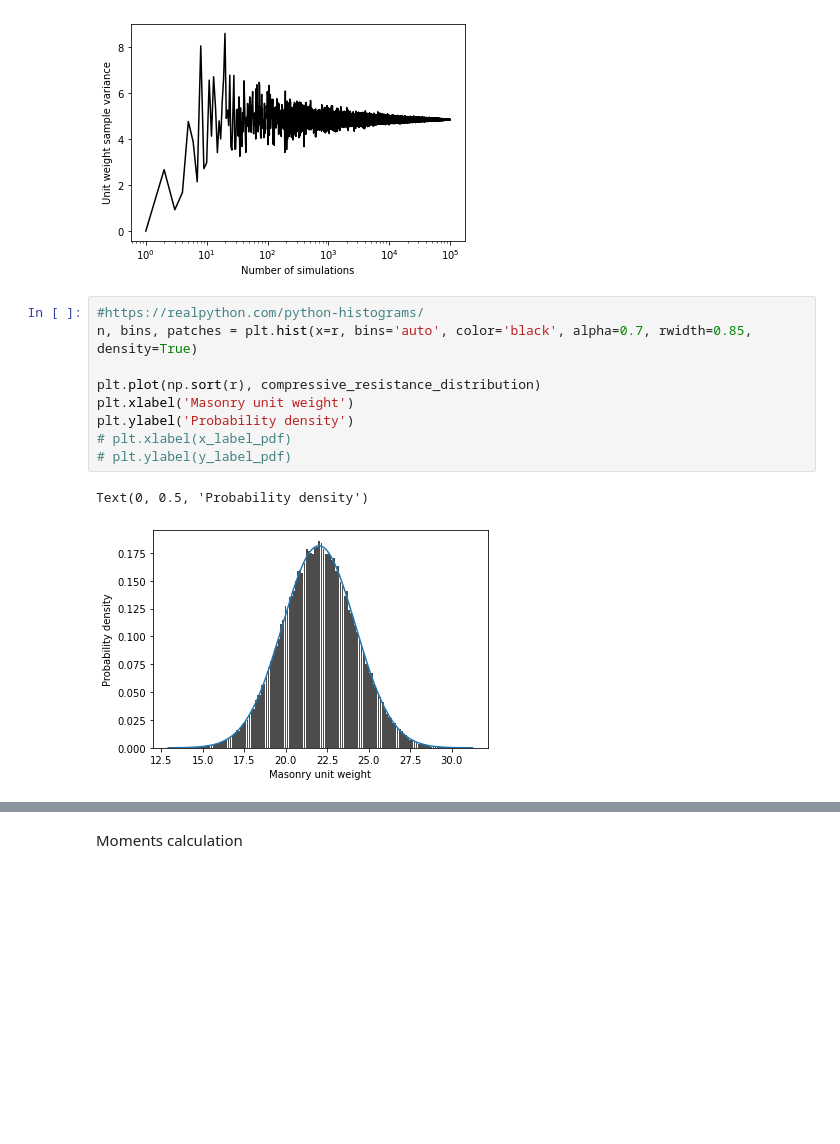
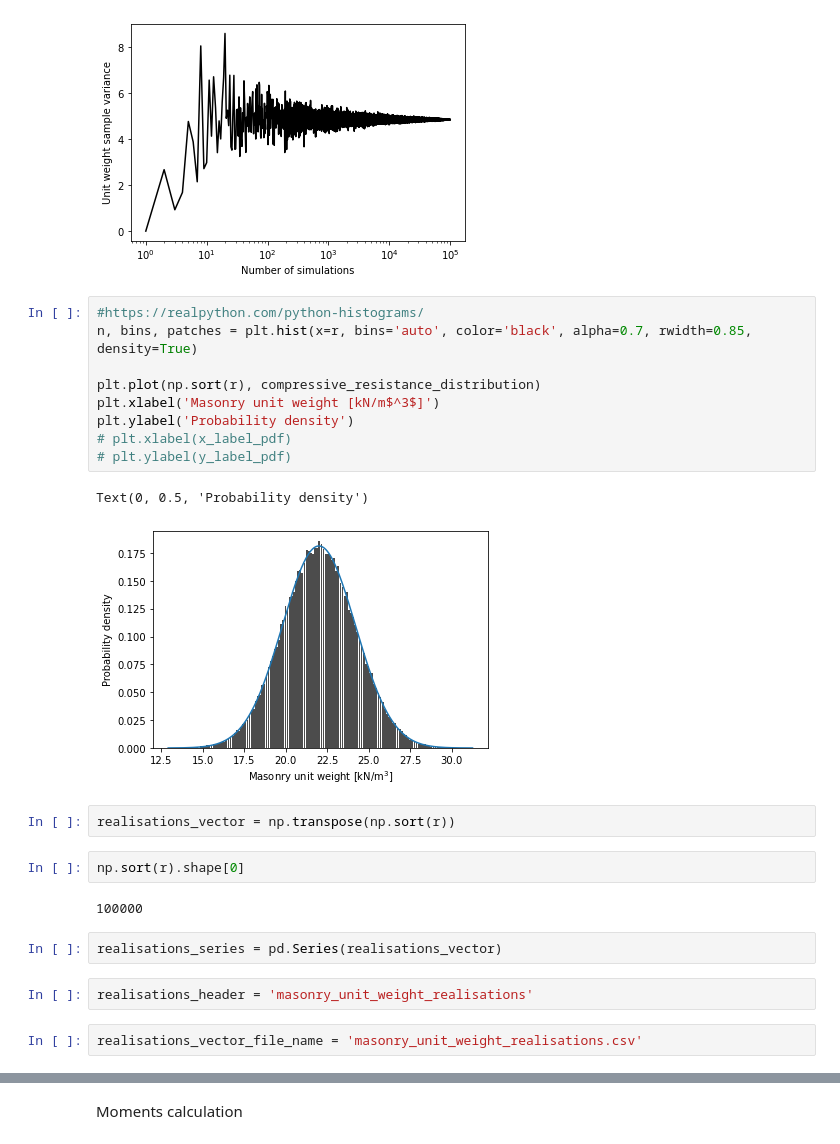
Before and after one commit to pep4climate/AFTER-THE-IALCEE-PAPER, a Jupyter notebook: six_unit_weight_sampling.ipynb, the cells around one changed output, grey strips where cells are left out. Cells and saved outputs as stored; diff of their text form; blank space fills up the shorter version.

```diff
--- a/six_unit_weight_sampling.ipynb
+++ b/six_unit_weight_sampling.ipynb
@@ -115,12 +116,24 @@ plt.xscale('log')
 # %%
 #https://realpython.com/python-histograms/
 n, bins, patches = plt.hist(x=r, bins='auto', color='black', alpha=0.7, rwidth=0.85, density=True)
 
 plt.plot(np.sort(r), compressive_resistance_distribution)
-plt.xlabel('Masonry unit weight')
+plt.xlabel('Masonry unit weight [kN/m$^3$]')
 plt.ylabel('Probability density')
 # plt.xlabel(x_label_pdf)
 # plt.ylabel(y_label_pdf)
 # %% [output]
 Text(0, 0.5, 'Probability density')
-[figure, old version]
+[figure, new version]
+# %%
+realisations_vector = np.transpose(np.sort(r))
+# %%
+np.sort(r).shape[0]
+# %% [output]
+100000
+# %%
+realisations_series = pd.Series(realisations_vector)
+# %%
+realisations_header = 'masonry_unit_weight_realisations'
+# %%
+realisations_vector_file_name = 'masonry_unit_weight_realisations.csv'
```
Also changed, not shown: parts of 7 cells of this notebook, 11 other files.
